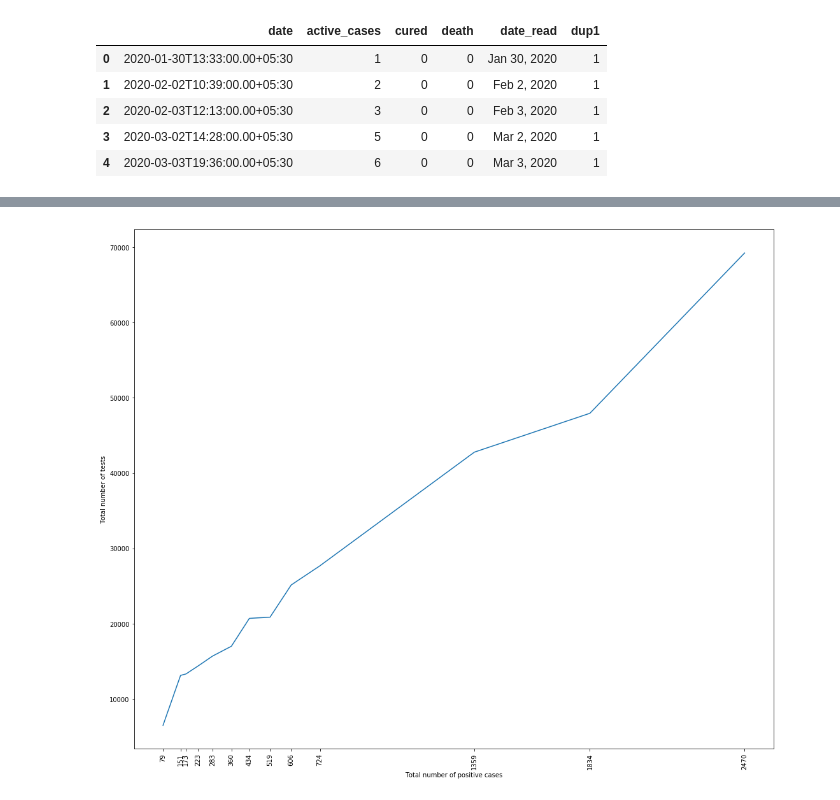
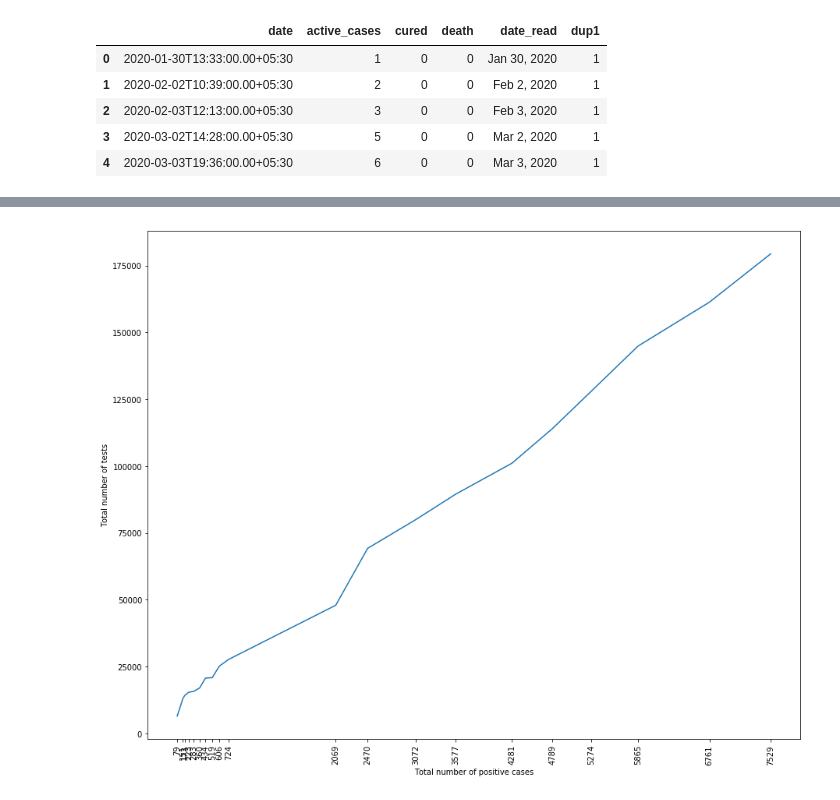
Before and after one commit to 4m4n5/covid-india, a Jupyter notebook: main.ipynb, the cells around one changed output, grey strips where cells are left out. Cells and saved outputs as stored; diff of their text form; code cells hidden in the pictures.

```diff
--- a/main.ipynb
+++ b/main.ipynb
@@ -53,10 +63,15 @@ t = pd.merge(active, cured, on='date')
 india_totals = pd.merge(t, death, on='date')
 # %%
 india_totals['date_read'] = india_totals['date'].apply(lambda x: dateutil.parser.parse(x).strftime("%b %-d, %Y"))
+india_tests['date_read'] = india_tests['date'].apply(lambda x: dateutil.parser.parse(x).strftime("%b %-d, %Y"))
 # %%
 india_totals['dup1'] = (~india_totals['date_read'].duplicated(keep='last')).astype(int)
 india_totals['dup1'] = np.where(india_totals['date_read'].duplicated(keep='last'), 0, 1)
 india_totals = india_totals[india_totals['dup1'] == 1]
+# %%
+india_tests['dup1'] = (~india_tests['date_read'].duplicated(keep='last')).astype(int)
+india_tests['dup1'] = np.where(india_tests['date_read'].duplicated(keep='last'), 0, 1)
+india_tests = india_tests[india_tests['dup1'] == 1]
 # %%
 india_totals.head()
 # %% [output]
@@ -77,4 +92,4 @@ plt.show()
 # %%
 tst_t = pd.read_csv('data/full-list-total-tests-for-covid-19.csv')
 # %%
-india_tests = tst_t[tst_t['Entity'].str.contains('India - samples')][['Date', 'Cumulative total tests']]
+t = tst_t[tst_t['Entity'].str.contains('India')][['Date', 'Cumulative total tests']]
@@ -81,5 +117,4 @@ india_tests = tst_t[tst_t['Entity'].str.contains('India - samples')][['Date', 'C
 # %%
 india_tests = india_tests.reset_index(drop=True)
-india_tests.columns = ['date_read', 'total_tests']
 # %%
 india_test_totals = pd.merge(india_tests, india_totals, on='date_read')
@@ -86,9 +141,9 @@ india_test_totals = pd.merge(india_tests, india_totals, on='date_read')
 # %%
-plt.plot(india_test_totals['active_cases'], india_test_totals['total_tests'])
+plt.plot(india_test_totals['active_cases'], india_test_totals['tests'])
 plt.xticks(india_test_totals['active_cases'], india_test_totals['active_cases'], rotation='vertical')
 plt.xlabel('Total number of positive cases')
 plt.ylabel('Total number of tests')
 plt.show()
 # %% [output]
-[figure, old version]
+[figure, new version]
 # %%
```
Also changed, not shown: parts of 24 cells of this notebook, 12 other files.
